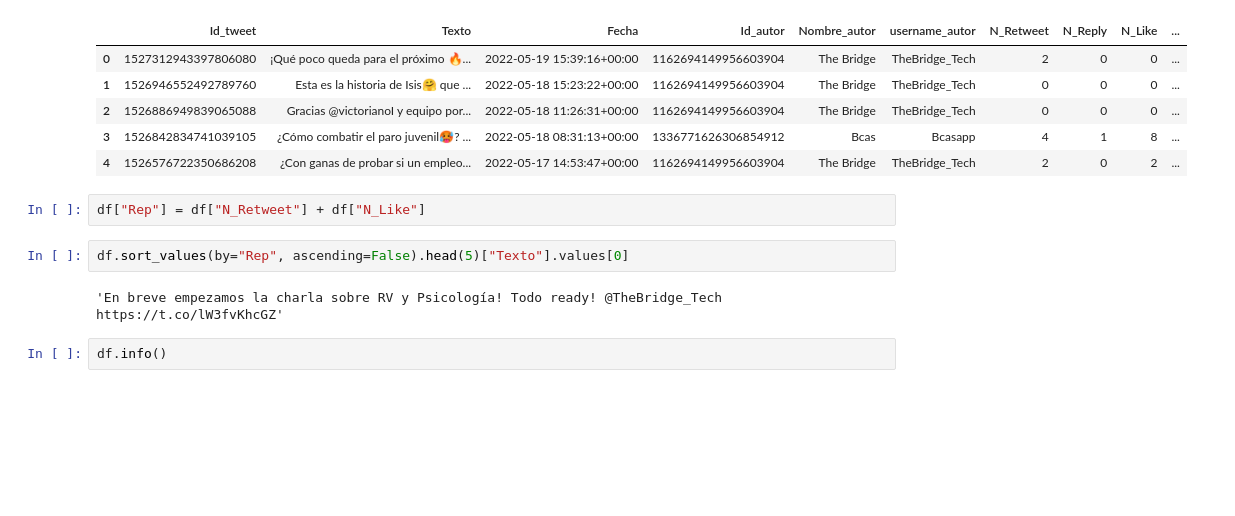
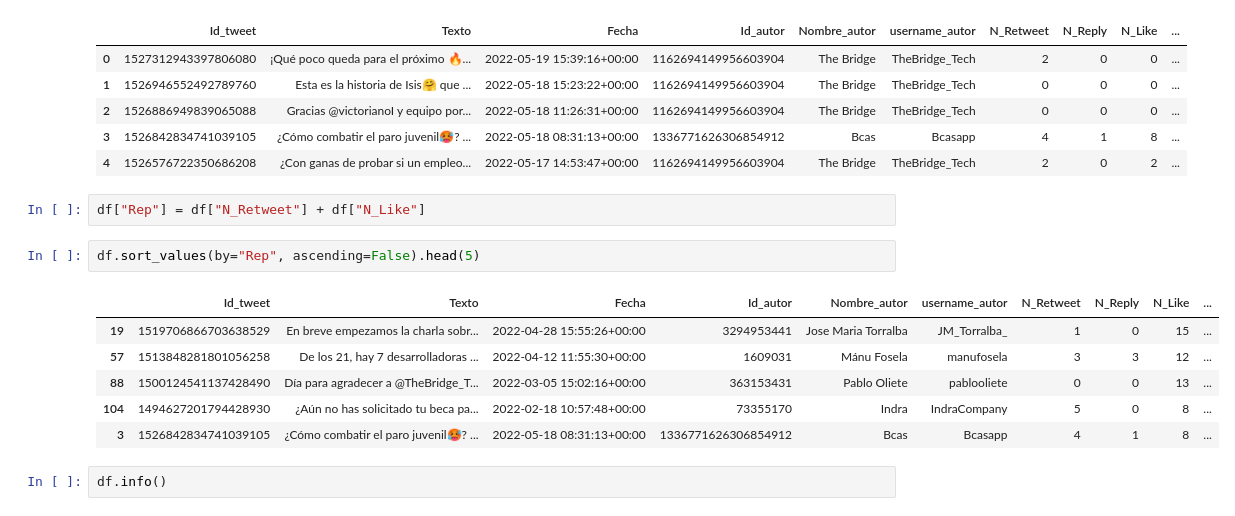
Before and after one commit to JhonaleMF/ML_Emotion_Predict, a Jupyter notebook: EDA_twitter.ipynb, the cells around one changed output. Saved outputs shown, nothing was run; the diff lists cells and outputs as text; blank space fills up the shorter version.

```diff
--- a/EDA_twitter.ipynb
+++ b/EDA_twitter.ipynb
@@ -22,9 +22,14 @@ df.head()
 # %%
 df["Rep"] = df["N_Retweet"] + df["N_Like"]
 # %%
-df.sort_values(by="Rep", ascending=False).head(5)["Texto"].values[0]
+df.sort_values(by="Rep", ascending=False).head(5)
 # %% [output]
-'En breve empezamos la charla sobre RV y Psicología! Todo ready! @TheBridge_Tech https://t.co/lW3fvKhcGZ'
+|  | Id_tweet | Texto | Fecha | Id_autor | Nombre_autor | username_autor | N_Retweet | N_Reply | N_Like | ... |
+| 19 | 1519706866703638529 | En breve empezamos la charla sobr... | 2022-04-28 15:55:26+00:00 | 3294953441 | Jose Maria Torralba | JM_Torralba_ | 1 | 0 | 15 | ... |
+| 57 | 1513848281801056258 | De los 21, hay 7 desarrolladoras ... | 2022-04-12 11:55:30+00:00 | 1609031 | Mánu Fosela | manufosela | 3 | 3 | 12 | ... |
+| 88 | 1500124541137428490 | Día para agradecer a @TheBridge_T... | 2022-03-05 15:02:16+00:00 | 363153431 | Pablo Oliete | pablooliete | 0 | 0 | 13 | ... |
+| 104 | 1494627201794428930 | ¿Aún no has solicitado tu beca pa... | 2022-02-18 10:57:48+00:00 | 73355170 | Indra | IndraCompany | 5 | 0 | 8 | ... |
+| 3 | 1526842834741039105 | ¿Cómo combatir el paro juvenil🥵? ... | 2022-05-18 08:31:13+00:00 | 1336771626306854912 | Bcas | Bcasapp | 4 | 1 | 8 | ... |
 # %%
 df.info()
 # %% [output]
```
Also changed, not shown: 1 other file.
